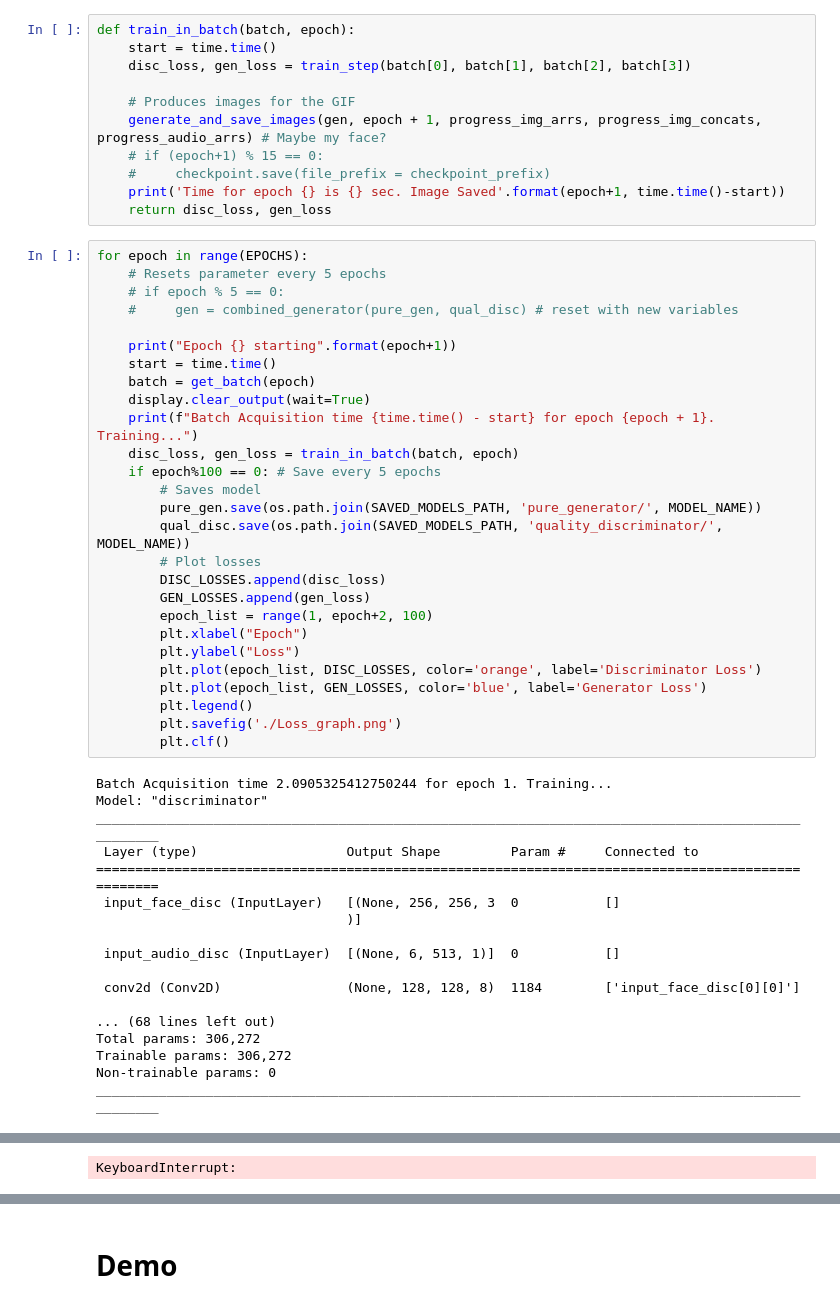
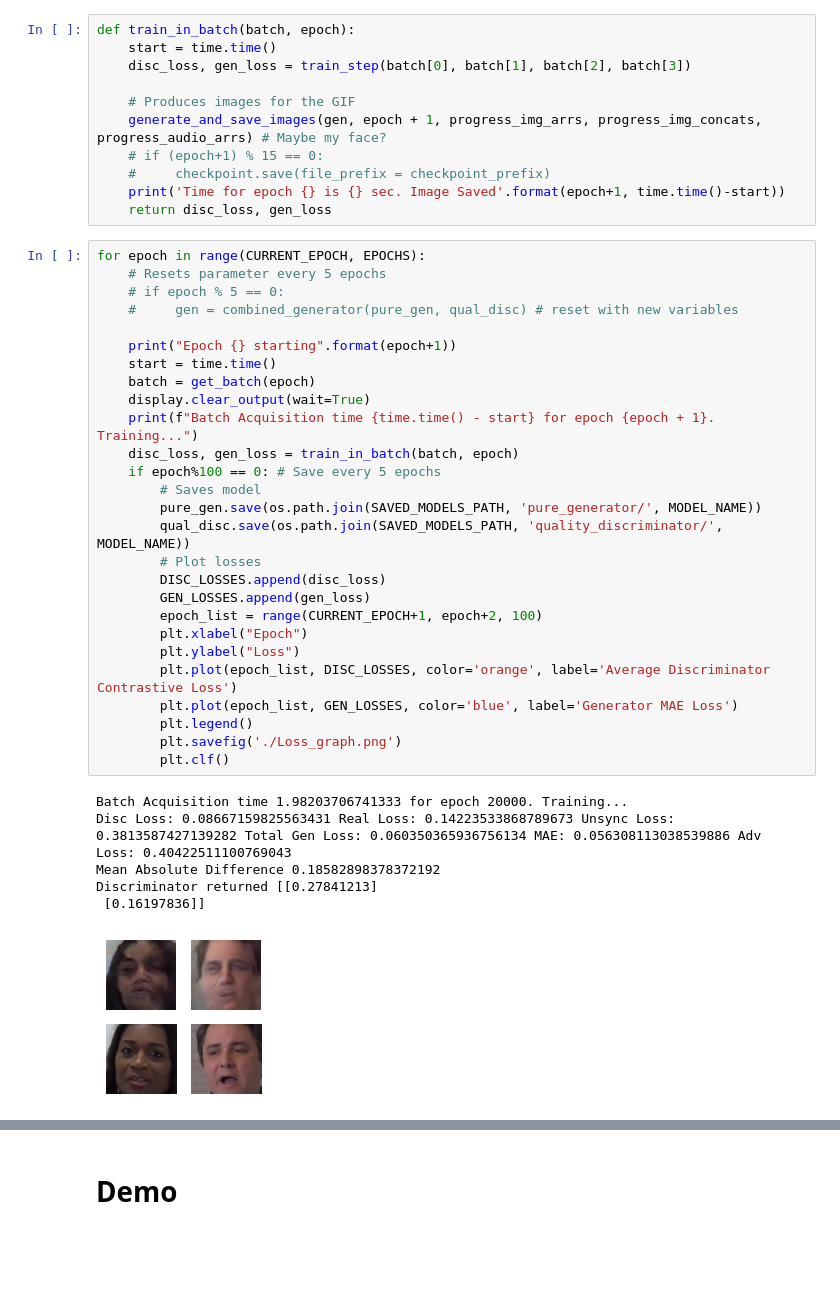
Before and after one commit to BasicallyOk/deepfake-lip-sync, a Jupyter notebook: train_GAN.ipynb, the cells around one changed output, grey strips where cells are left out. Cells and saved outputs as stored; diff of their text form; blank space fills up the shorter version.

```diff
--- a/train_GAN.ipynb
+++ b/train_GAN.ipynb
@@ -384,47 +393,36 @@ def train_in_batch(batch, epoch):
     print('Time for epoch {} is {} sec. Image Saved'.format(epoch+1, time.time()-start))
     return disc_loss, gen_loss
 # %%
-for epoch in range(EPOCHS):
+for epoch in range(CURRENT_EPOCH, EPOCHS):
     # Resets parameter every 5 epochs
     # if epoch % 5 == 0:
     #     gen = combined_generator(pure_gen, qual_disc) # reset with new variables
 
     print("Epoch {} starting".format(epoch+1))
     start = time.time()
     batch = get_batch(epoch)
     display.clear_output(wait=True)
     print(f"Batch Acquisition time {time.time() - start} for epoch {epoch + 1}. Training...")
     disc_loss, gen_loss = train_in_batch(batch, epoch)
     if epoch%100 == 0: # Save every 5 epochs
         # Saves model
         pure_gen.save(os.path.join(SAVED_MODELS_PATH, 'pure_generator/', MODEL_NAME))
         qual_disc.save(os.path.join(SAVED_MODELS_PATH, 'quality_discriminator/', MODEL_NAME))
         # Plot losses
         DISC_LOSSES.append(disc_loss)
         GEN_LOSSES.append(gen_loss)
-        epoch_list = range(1, epoch+2, 100)
+        epoch_list = range(CURRENT_EPOCH+1, epoch+2, 100)
         plt.xlabel("Epoch")
         plt.ylabel("Loss")
-        plt.plot(epoch_list, DISC_LOSSES, color='orange', label='Discriminator Loss')
-        plt.plot(epoch_list, GEN_LOSSES, color='blue', label='Generator Loss')
+        plt.plot(epoch_list, DISC_LOSSES, color='orange', label='Average Discriminator Contrastive Loss')
+        plt.plot(epoch_list, GEN_LOSSES, color='blue', label='Generator MAE Loss')
         plt.legend()
         plt.savefig('./Loss_graph.png')
         plt.clf()
 # %% [output]
-Batch Acquisition time 2.0905325412750244 for epoch 1. Training...
-Model: "discriminator"
-__________________________________________________________________________________________________
- Layer (type)                   Output Shape         Param #     Connected to
-==================================================================================================
- input_face_disc (InputLayer)   [(None, 256, 256, 3  0           []
-                                )]
-
- input_audio_disc (InputLayer)  [(None, 6, 513, 1)]  0           []
-
- conv2d (Conv2D)                (None, 128, 128, 8)  1184        ['input_face_disc[0][0]']
-
-... (68 lines left out)
-Total params: 306,272
-Trainable params: 306,272
-Non-trainable params: 0
-__________________________________________________________________________________________________
+Batch Acquisition time 1.98203706741333 for epoch 20000. Training...
+Disc Loss: 0.08667159825563431 Real Loss: 0.14223533868789673 Unsync Loss: 0.3813587427139282 Total Gen Loss: 0.060350365936756134 MAE: 0.056308113038539886 Adv Loss: 0.40422511100769043
+Mean Absolute Difference 0.18582898378372192
+Discriminator returned [[0.27841213]
+ [0.16197836]]
+[figure, added]
@@ -435,2 +430 @@ ________________________________________________________________________________
-KeyboardInterrupt:
 # %%
```
Also changed, not shown: parts of 12 cells of this notebook, 36 other files.
